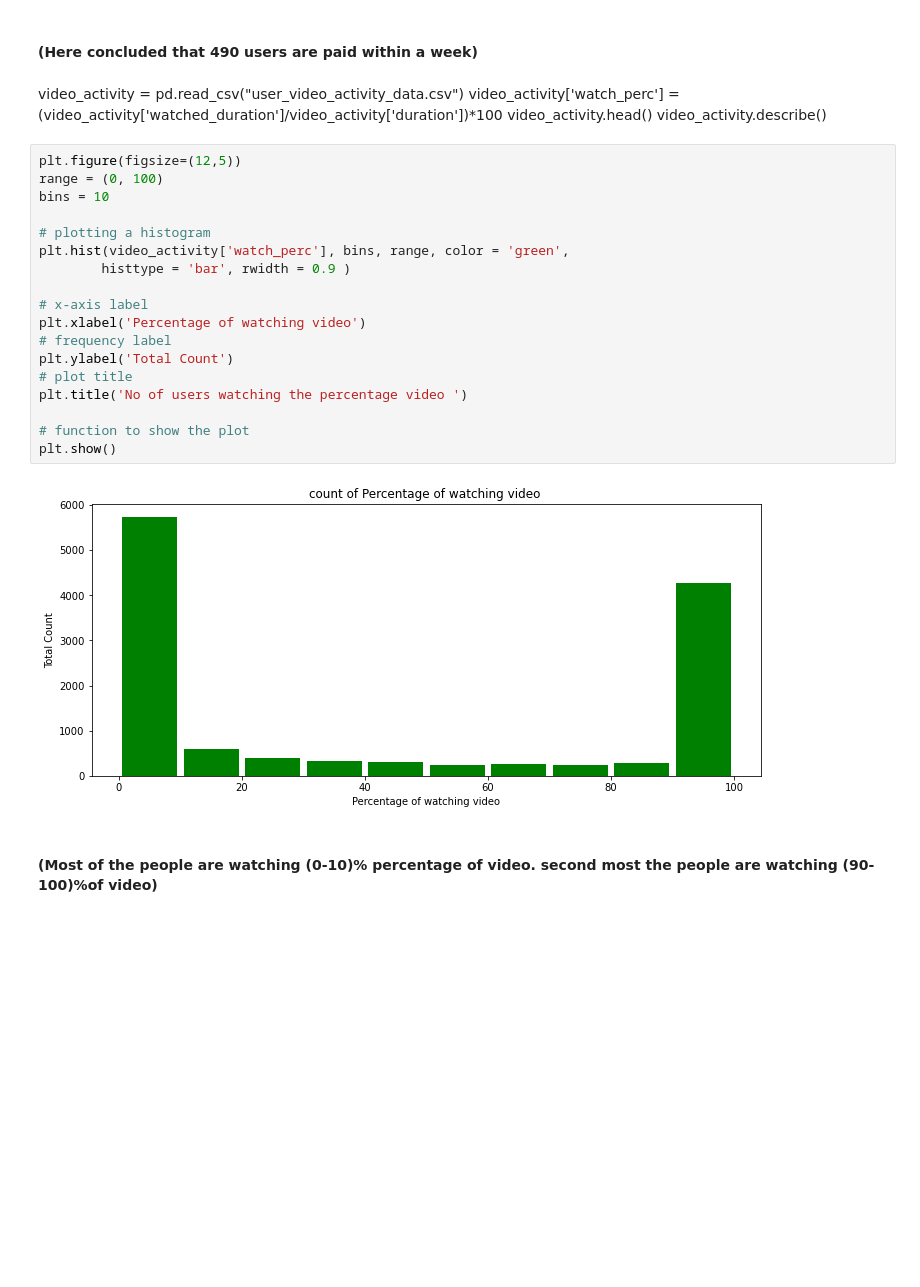
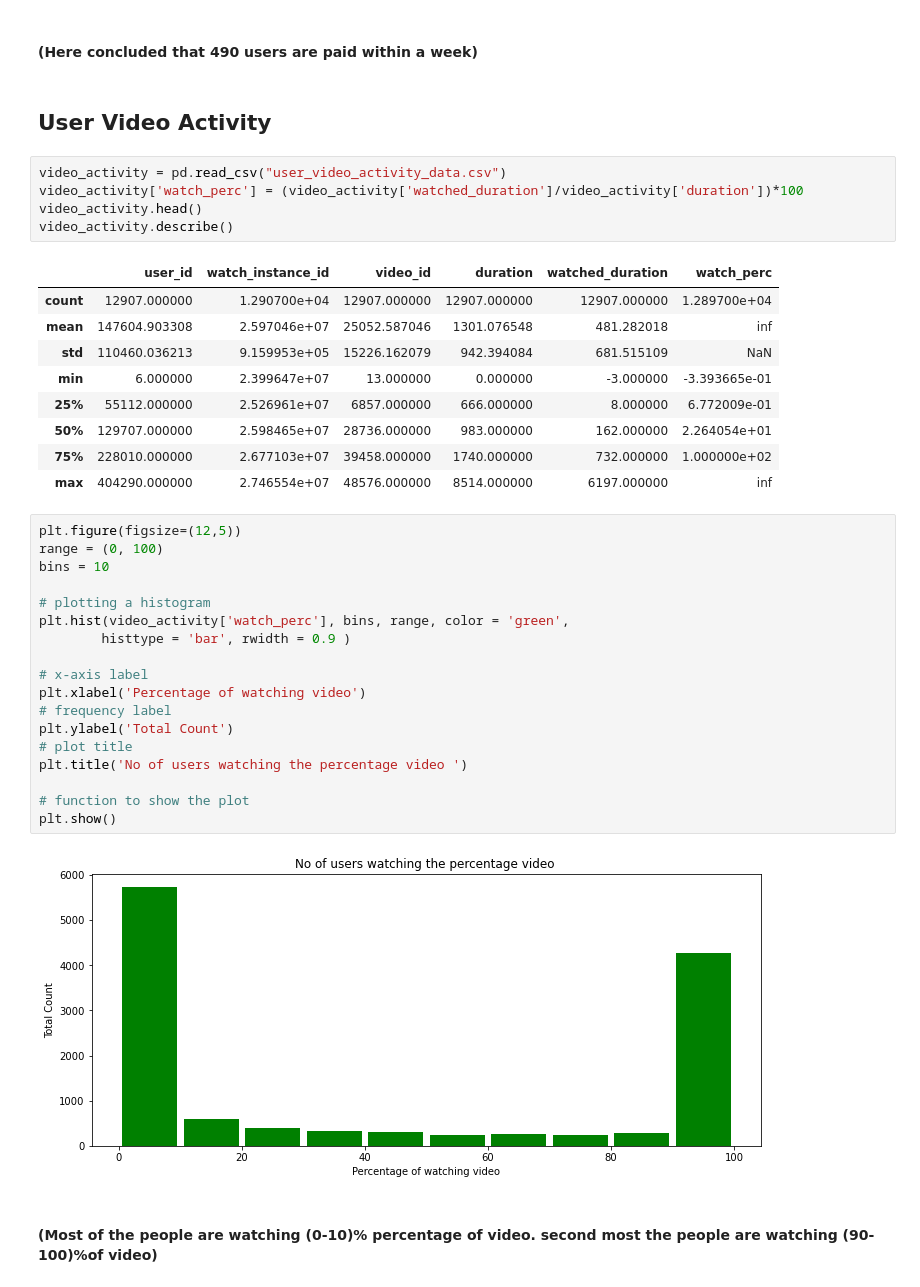
Before and after one commit to sabiqu/Entri-App---Data-Analyst-Challenge, a Jupyter notebook: Entri-App---Data-Analyst-Challenge.ipynb, the cells around one changed output. Cells and saved outputs as stored; diff of their text form; blank space fills up the shorter version.

```diff
--- a/Entri-App---Data-Analyst-Challenge.ipynb
+++ b/Entri-App---Data-Analyst-Challenge.ipynb
@@ -78,11 +80,23 @@ plt.savefig("countplot")
 [figure]
 # %% [markdown]
 #### (Here concluded that  490 users are paid  within a week)
-# %% [markdown]
-video_activity = pd.read_csv("user_video_activity_data.csv")
-video_activity['watch_perc'] = (video_activity['watched_duration']/video_activity['duration'])*100
-video_activity.head()
-video_activity.describe()
+# %% [markdown]
+## User Video Activity
+# %%
+video_activity = pd.read_csv("user_video_activity_data.csv")
+video_activity['watch_perc'] = (video_activity['watched_duration']/video_activity['duration'])*100
+video_activity.head()
+video_activity.describe()
+# %% [output]
+|  | user_id | watch_instance_id | video_id | duration | watched_duration | watch_perc |
+| count | 12907.000000 | 1.290700e+04 | 12907.000000 | 12907.000000 | 12907.000000 | 1.289700e+04 |
+| mean | 147604.903308 | 2.597046e+07 | 25052.587046 | 1301.076548 | 481.282018 | inf |
+| std | 110460.036213 | 9.159953e+05 | 15226.162079 | 942.394084 | 681.515109 | NaN |
+| min | 6.000000 | 2.399647e+07 | 13.000000 | 0.000000 | -3.000000 | -3.393665e-01 |
+| 25% | 55112.000000 | 2.526961e+07 | 6857.000000 | 666.000000 | 8.000000 | 6.772009e-01 |
+| 50% | 129707.000000 | 2.598465e+07 | 28736.000000 | 983.000000 | 162.000000 | 2.264054e+01 |
+| 75% | 228010.000000 | 2.677103e+07 | 39458.000000 | 1740.000000 | 732.000000 | 1.000000e+02 |
+| max | 404290.000000 | 2.746554e+07 | 48576.000000 | 8514.000000 | 6197.000000 | inf |
 # %%
 plt.figure(figsize=(12,5))
 range = (0, 100)
@@ -102,6 +116,6 @@ plt.title('No of users watching the percentage video ')
 # function to show the plot
 plt.show()
 # %% [output]
-[figure, old version]
+[figure, new version]
 # %% [markdown]
 #### (Most of the people are watching (0-10)% percentage of video. second most the people are watching (90-100)%of video)
```
Also changed, not shown: parts of 15 cells of this notebook.
